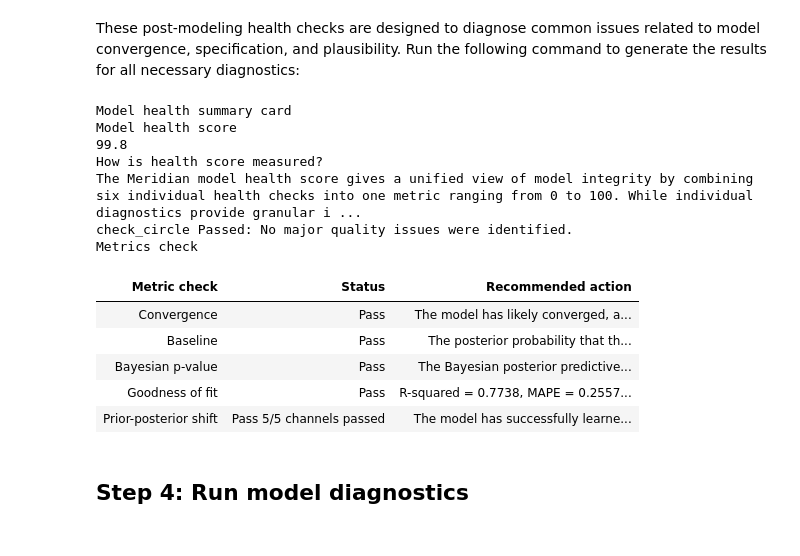
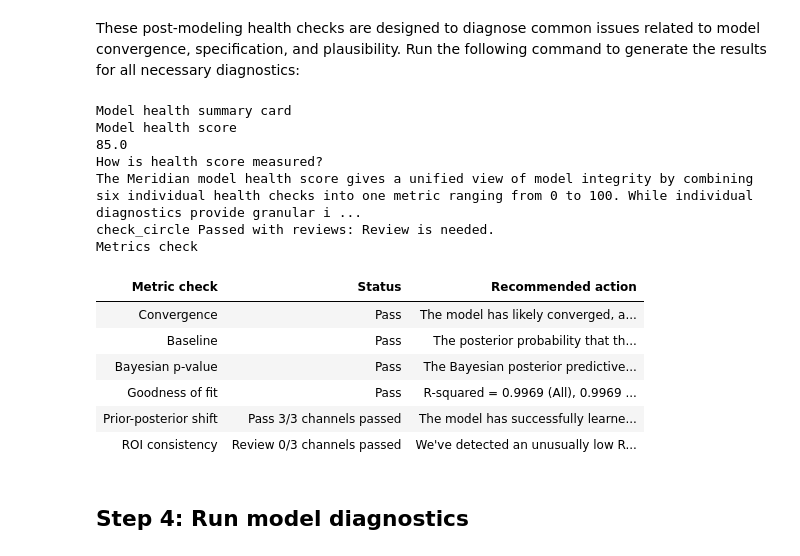
Before and after one commit to felipe-dafiti/MMM, a Jupyter notebook: meridian_getting_started.ipynb, the cells around one changed output. Drawn from its saved outputs; the diff is of its cells as text; code cells hidden in the pictures.

```diff
--- a/meridian_getting_started.ipynb
+++ b/meridian_getting_started.ipynb
@@ -236,3 +278,13 @@ builder = data_frame_input_data_builder.DataFrameInputDataBuilder(
+# %%
+builder = data_frame_input_data_builder.DataFrameInputDataBuilder(
+    kpi_type='revenue',
+    # default_geo_column: str = 'geo',
+    default_time_column = 'time',
+    # default_media_time_column = 'time',
+    # default_population_column = 'population',
+    default_kpi_column = 'revenue'
+    # default_revenue_per_kpi_column: str = 'revenue_per_kpi',
+)
 # %% [markdown]
 3\. Offer the components to the builder. Note that the components may be offered all at once or piecewise.
 # %%
@@ -255,3 +307,19 @@ builder = builder.with_media(
+# %%
+builder = (
+    builder.with_kpi(df)
+    .with_population(df)
+    .with_controls(
+        df, control_cols=["sessions_free_and_search", "temperatura_media"]
+    )
+)
+
+channels = ["google", "facebook", "tiktok"]
+builder = builder.with_media(
+    df,
+    media_cols=[f"{channel}_imp" for channel in channels],
+    media_spend_cols=[f"{channel}_cost" for channel in channels],
+    media_channels=channels,
+)
 # %% [markdown]
 4. If your data includes organic media or non-media treatments, you can add them using `with_organic_media` and `with_non_media_treatments` methods. For the definition of each variable, see
 [Collect and organize your data](https://developers.google.com/meridian/docs/pre-modeling/collect-data)
@@ -281,10 +358,19 @@ Meridian uses Bayesian framework and Markov Chain Monte Carlo (MCMC) algorithms
+# %%
+n_geos = 27
+n_times = 83
+
+# 2. Criando a matriz booleana 2D (27 linhas x 83 colunas)
+# np.random.rand vai gerar uma matriz 27x83 com números entre 0 e 1.
+# Tudo que for menor que 0.10 (10%) vira True (Holdout/Escondido).
+np.random.seed(42)
+holdout_mask_2d = np.random.rand(n_geos, n_times) < 0.10
 # %%
-roi_mu = 0.2  # Mu for ROI prior for each media channel.
-roi_sigma = 0.9  # Sigma for ROI prior for each media channel.
+roi_mu = 10  # Mu for ROI prior for each media channel.
+roi_sigma = 2  # Sigma for ROI prior for each media channel.
 prior = prior_distribution.PriorDistribution(
     roi_m=tfp.distributions.LogNormal(roi_mu, roi_sigma, name=constants.ROI_M)
 )
-model_spec = spec.ModelSpec(prior=prior, enable_aks=True)
+model_spec = spec.ModelSpec(prior=prior, enable_aks=True, holdout_id=holdout_mask_2d)
 
 mmm = model.Meridian(input_data=data, model_spec=model_spec)
 # %% [markdown]
@@ -308,23 +394,25 @@ These post-modeling health checks are designed to diagnose common issues related
 # %%
 health_summary = reviewer.ModelReviewer(mmm).run()
 
 filename = 'health_card.html'
 health_summary.output_model_health_card(filename=filename, filepath=meridian_root)
-IPython.display.HTML(filename=f'{meridian_root}{filename}')
+IPython.display.HTML(filename=f'{meridian_root}/{filename}')
+# IPython.display.HTML(filename=f'{filename}')
 # %% [output]
 Model health summary card
 Model health score
-99.8
+85.0
 How is health score measured?
 The Meridian model health score gives a unified view of model integrity by combining six individual health checks into one metric ranging from 0 to 100. While individual diagnostics provide granular i ...
-check_circle Passed: No major quality issues were identified.
+check_circle Passed with reviews: Review is needed.
 Metrics check
 | Metric check | Status | Recommended action |
 | Convergence | Pass | The model has likely converged, a... |
 | Baseline | Pass | The posterior probability that th... |
 | Bayesian p-value | Pass | The Bayesian posterior predictive... |
-| Goodness of fit | Pass | R-squared = 0.7738, MAPE = 0.2557... |
-| Prior-posterior shift | Pass 5/5 channels passed | The model has successfully learne... |
+| Goodness of fit | Pass | R-squared = 0.9969 (All), 0.9969 ... |
+| Prior-posterior shift | Pass 3/3 channels passed | The model has successfully learne... |
+| ROI consistency | Review 0/3 channels passed | We've detected an unusually low R... |
 # %% [markdown]
 <a name="model-diagnostics"></a>
 ## Step 4: Run model diagnostics
```
Also changed, not shown: parts of 21 cells of this notebook.
